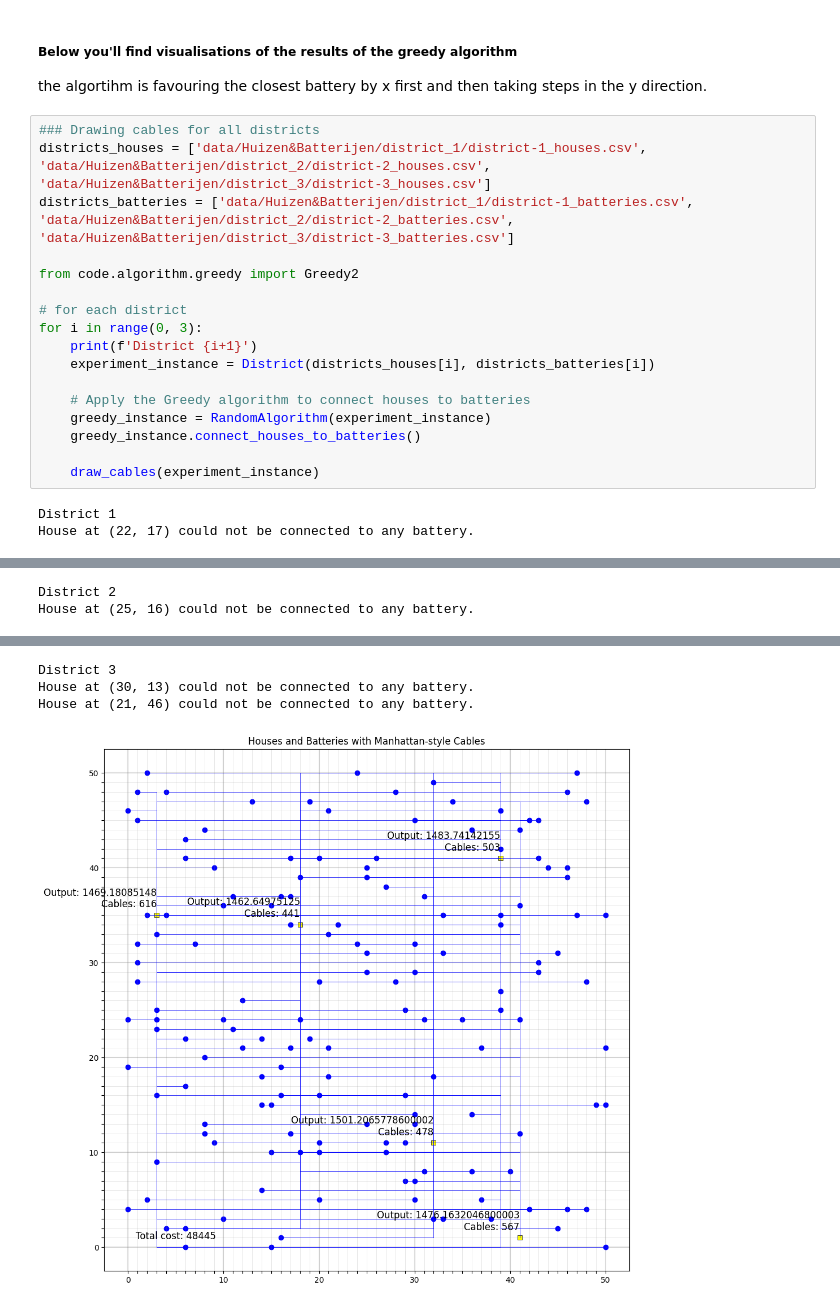
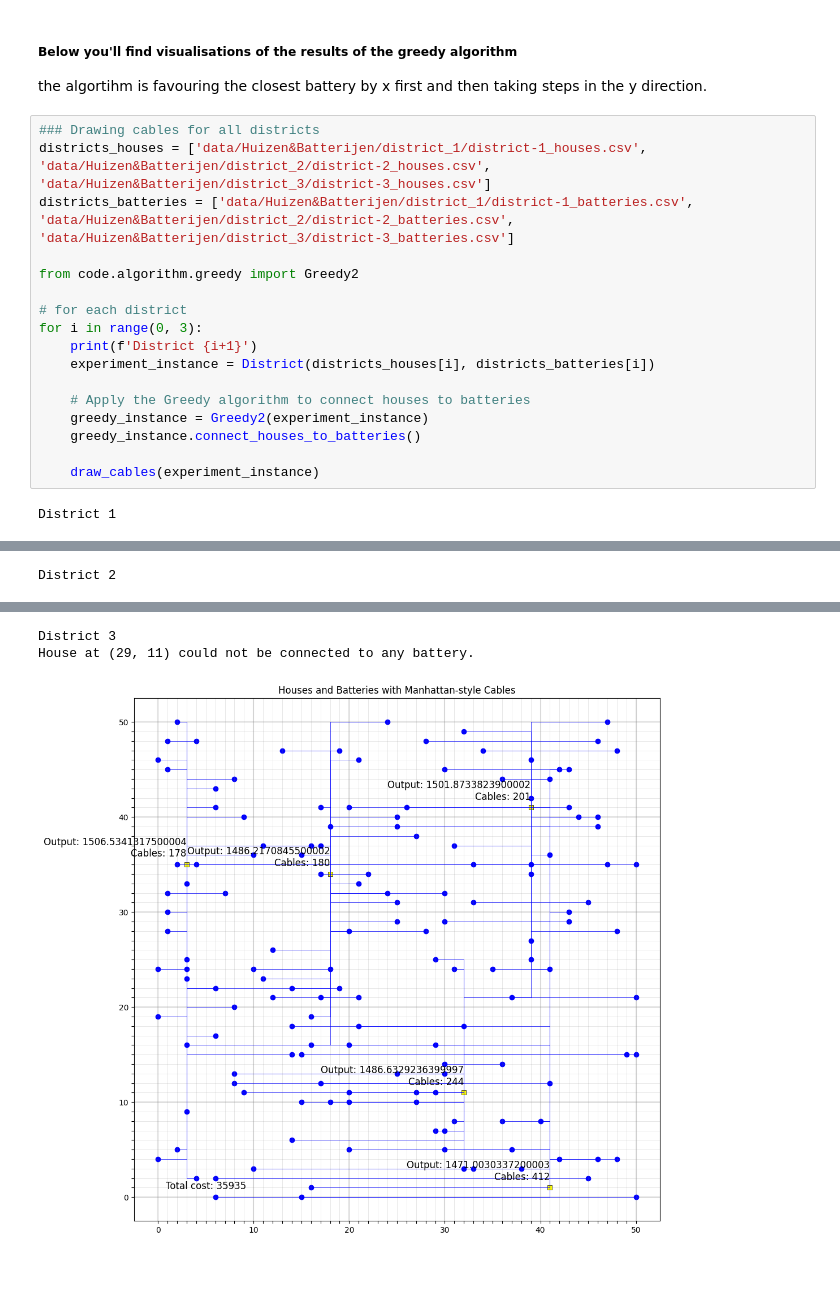
Before and after one commit to AntoniovanDijck/YakuzAI, a Jupyter notebook: demo.ipynb, the cells around one changed output, grey strips where cells are left out. Saved outputs shown, nothing was run; the diff lists cells and outputs as text; blank space fills up the shorter version.

Commit message:
bugfixes for random_algo and tests.

```diff
--- a/demo.ipynb
+++ b/demo.ipynb
@@ -340,10 +341,9 @@ for i in range(0, 3):
     experiment_instance = District(districts_houses[i], districts_batteries[i])
 
     # Apply the Greedy algorithm to connect houses to batteries
-    greedy_instance = RandomAlgorithm(experiment_instance)
+    greedy_instance = Greedy2(experiment_instance)
     greedy_instance.connect_houses_to_batteries()
 
     draw_cables(experiment_instance)
 # %% [output]
 District 1
-House at (22, 17) could not be connected to any battery.
@@ -351,2 +351 @@ House at (22, 17) could not be connected to any battery.
 District 2
-House at (25, 16) could not be connected to any battery.
@@ -354,4 +353,3 @@ House at (25, 16) could not be connected to any battery.
 District 3
-House at (30, 13) could not be connected to any battery.
-House at (21, 46) could not be connected to any battery.
+House at (29, 11) could not be connected to any battery.
-[figure, old version]
+[figure, new version]
```
Also changed, not shown: parts of 2 cells of this notebook, 1 other file.
